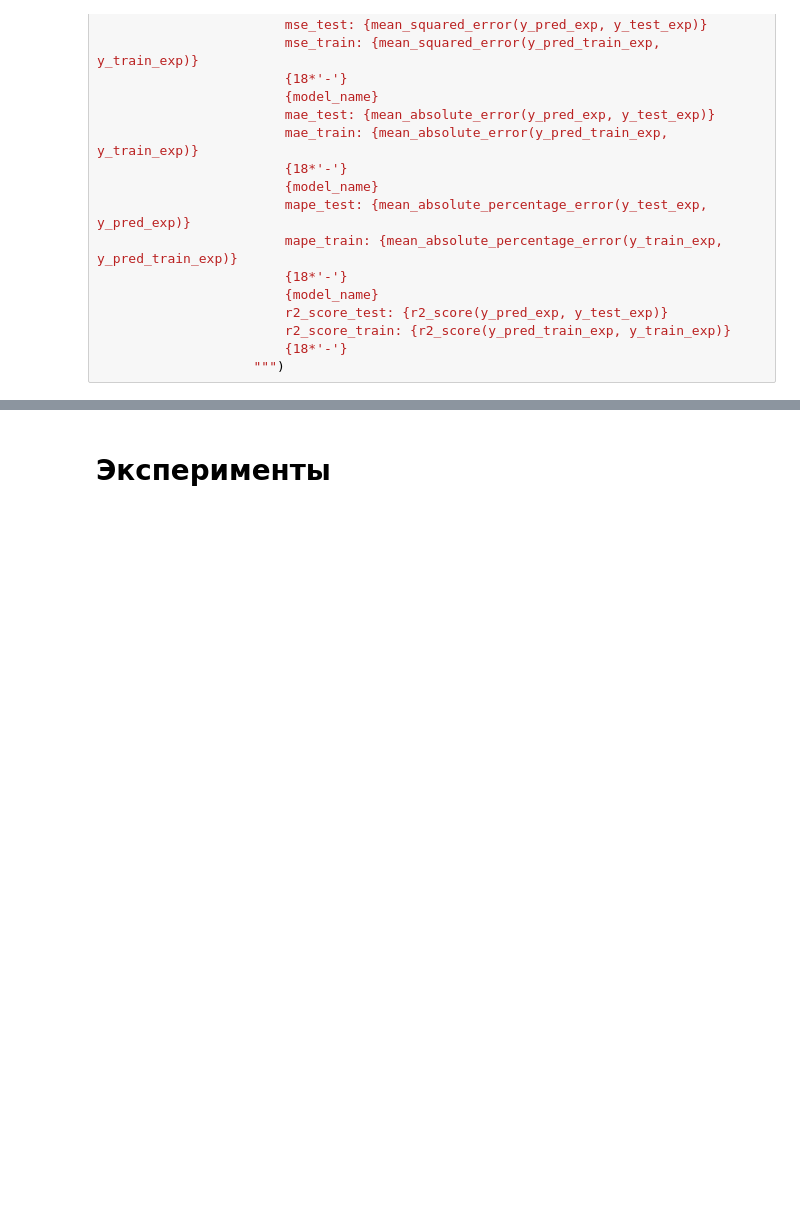
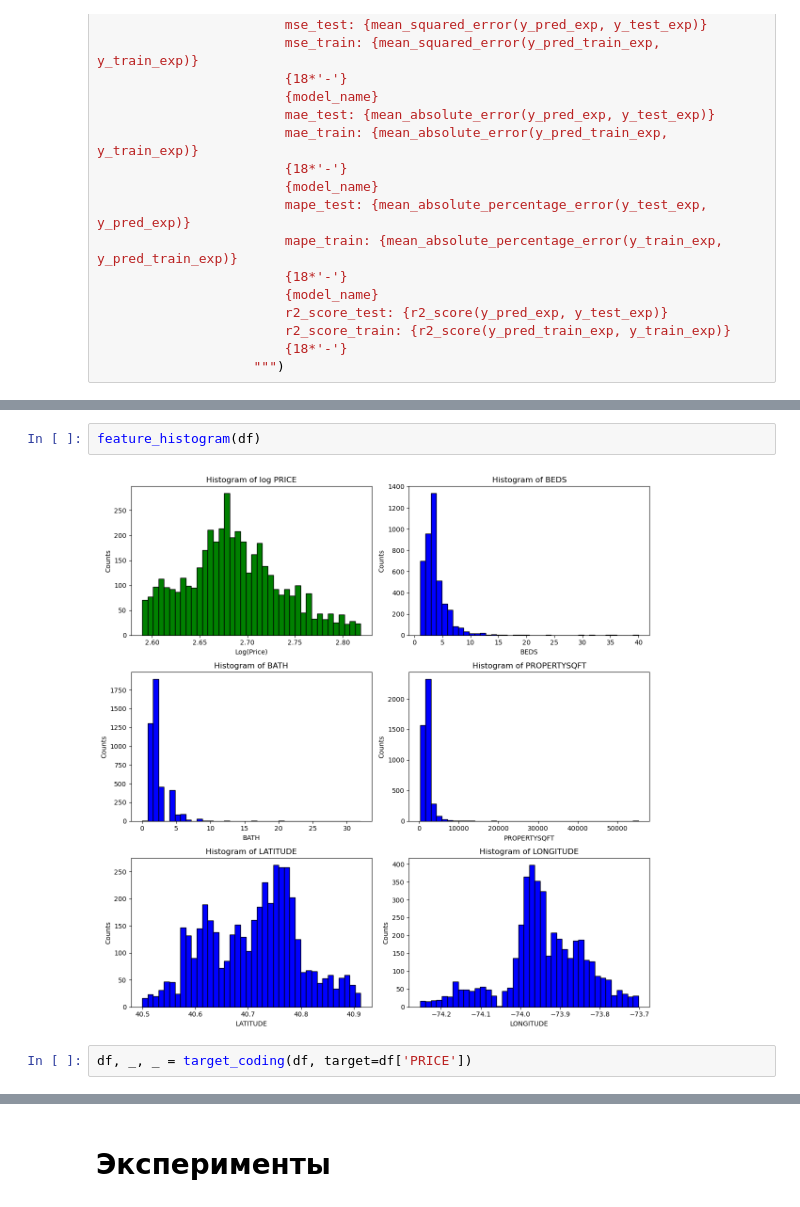
Before and after one commit to NickolayYakovchukfm/python_project, a Jupyter notebook: prediction_methods.ipynb, the cells around one changed output, grey strips where cells are left out. Drawn from its saved outputs; the diff is of its cells as text; blank space fills up the shorter version.

```diff
--- a/prediction_methods.ipynb
+++ b/prediction_methods.ipynb
@@ -318,0 +344,6 @@ def metrics_counter_without_exp(model_dict, X_train, y_train, X_test, y_test):
+# %%
+feature_histogram(df)
+# %% [output]
+[figure, added]
+# %%
+df, _, _ = target_coding(df, target=df['PRICE'])
```
Also changed, not shown: parts of 11 cells of this notebook.
